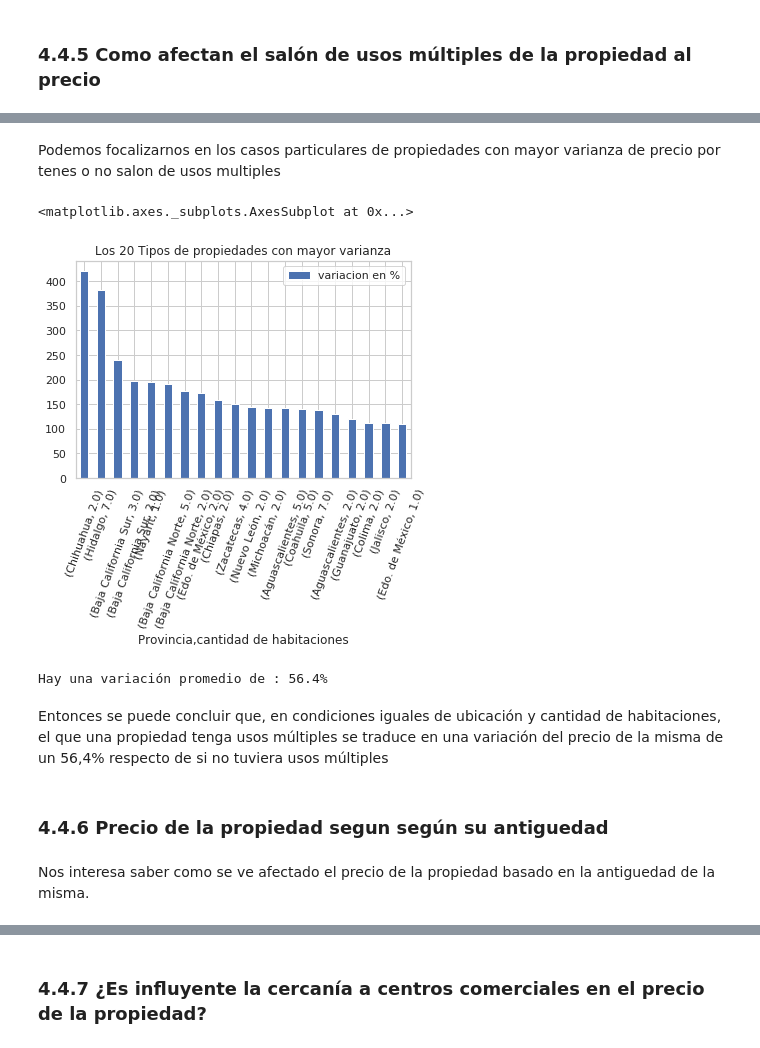
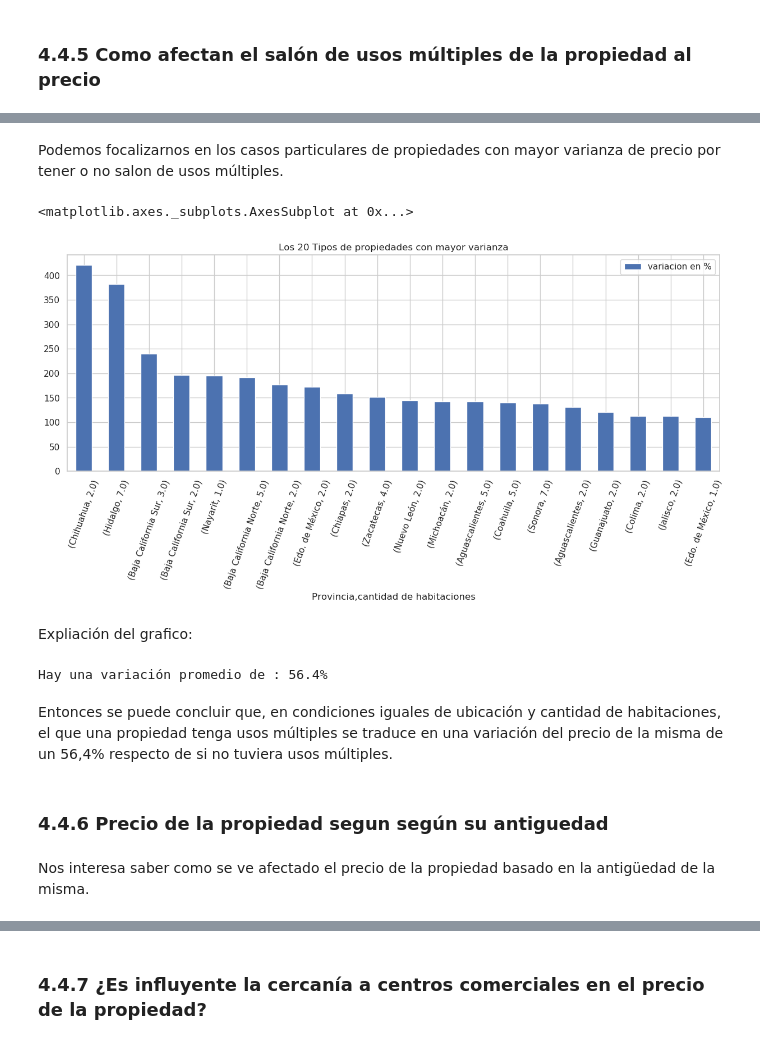
Before and after one commit to tomasSabao/TP1-OrganizacionDeDatos, a Jupyter notebook: TP1.ipynb, the cells around one changed output, grey strips where cells are left out. Drawn from its saved outputs; the diff is of its cells as text; code cells hidden in the pictures.

```diff
--- a/TP1.ipynb
+++ b/TP1.ipynb
@@ -688,10 +571,12 @@ df_muestra
 # %% [markdown]
-Podemos focalizarnos en los casos particulares de propiedades con mayor varianza de precio por tenes o no salon de usos multiples
+Podemos focalizarnos en los casos particulares de propiedades con mayor varianza de precio por tener o no salon de usos múltiples.
 # %%
-df_muestra.loc[df_muestra['variacion en %'] != 0].sort_values('variacion en %', ascending = False).head(20).set_index('Provincia,cantidad de habitaciones').plot(kind = 'bar', rot = 70, title = "Los 20 Tipos de propiedades con mayor varianza")
+df_muestra.loc[df_muestra['variacion en %'] != 0].sort_values('variacion en %', ascending = False).head(20).set_index('Provincia,cantidad de habitaciones').plot(kind = 'bar',figsize = (15, 5), rot = 70, title = "Los 20 Tipos de propiedades con mayor varianza")
 # %% [output]
 <matplotlib.axes._subplots.AxesSubplot at 0x...>
-[figure, old version]
+[figure, new version]
+# %% [markdown]
+Expliación del grafico:
 # %%
 #se lo pone más bonito
 df_muestra.columns=['provincia, habitaciones','variacion precio en %']
@@ -702,9 +587,9 @@ print("Hay una variación promedio de : "+ str(variacion)+"%")
 # %% [output]
 Hay una variación promedio de : 56.4%
 # %% [markdown]
-Entonces se puede concluir que, en condiciones iguales de ubicación y cantidad de habitaciones, el que una propiedad tenga usos múltiples se traduce en una variación del precio de la misma de un 56,4% respecto de si no tuviera usos múltiples
+Entonces se puede concluir que, en condiciones iguales de ubicación y cantidad de habitaciones, el que una propiedad tenga usos múltiples se traduce en una variación del precio de la misma de un 56,4% respecto de si no tuviera usos múltiples.
 # %% [markdown]
 ### 4.4.6 Precio de la propiedad segun según su antiguedad
 # %% [markdown]
-Nos interesa saber como se ve afectado el precio de la propiedad basado en la antiguedad de la misma.
+Nos interesa saber como se ve afectado el precio de la propiedad basado en la antigüedad de la misma.
 # %% [markdown]
```
Also changed, not shown: parts of 209 cells of this notebook.
